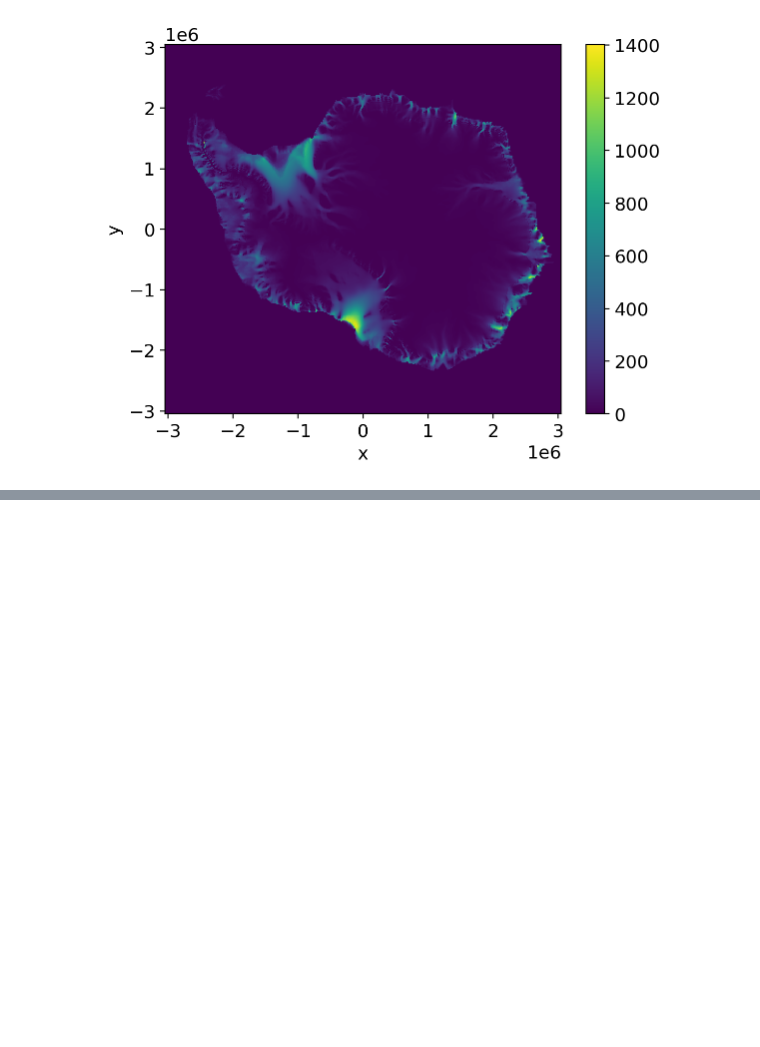
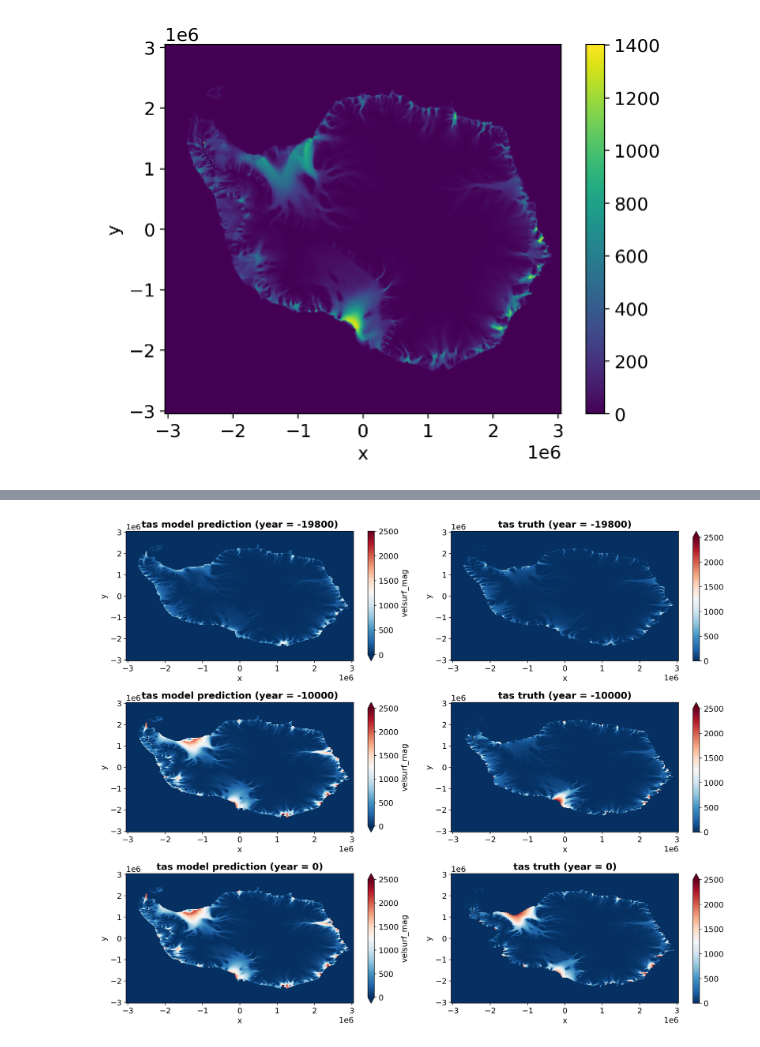
Before and after one commit to glugeorge/ML_2022_project, a Jupyter notebook: part1_NN.ipynb, the cells around one changed output, grey strips where cells are left out. Saved outputs shown, nothing was run; the diff lists cells and outputs as text; code cells hidden in the pictures; blank space fills up the shorter version.

Commit message:
Added time slice plots

```diff
--- a/part1_NN.ipynb
+++ b/part1_NN.ipynb
@@ -242,0 +243,26 @@ y_test_pre_xr.velsurf_mag.mean(dim='time').plot()
+# %%
+fig, axes = plt.subplots(figsize=(15,12),ncols=2,nrows=3)
+
+yrs = [-19800, -10000, 0]
+vmin, vmax    = 0, 2500
+cmap = 'RdBu_r'
+y_test_pre_xr.velsurf_mag.sel(time=yrs[0]).plot(ax=axes[0,0], vmin=vmin, vmax=vmax,cmap=cmap)
+y_true.sel(time=yrs[0]).plot(ax=axes[0,1], vmin=vmin, vmax=vmax,cmap=cmap)
+
+y_test_pre_xr.velsurf_mag.sel(time=yrs[1]).plot(ax=axes[1,0], vmin=vmin, vmax=vmax,cmap=cmap)
+y_true.sel(time=yrs[1]).plot(ax=axes[1,1], vmin=vmin, vmax=vmax,cmap=cmap)
+
+y_test_pre_xr.velsurf_mag.sel(time=yrs[2]).plot(ax=axes[2,0], vmin=vmin, vmax=vmax,cmap=cmap)
+y_true.sel(time=yrs[2]).plot(ax=axes[2,1], vmin=vmin, vmax=vmax,cmap=cmap)
+
+
+for i, ax in enumerate(axes.flat):
+    # left column: model prediction
+    if i % 2 == 0:
+        ax.set_title(f'tas model prediction (year = {yrs[i//2]})',fontweight='bold')
+    # right column: truth tas from ssp245 simulations
+    else:
+        ax.set_title(f'tas truth (year = {yrs[i//2]})',fontweight='bold')
+plt.tight_layout()
+# %% [output]
+[figure, added]
```
Also changed, not shown: parts of 10 cells of this notebook, 2 other files.
